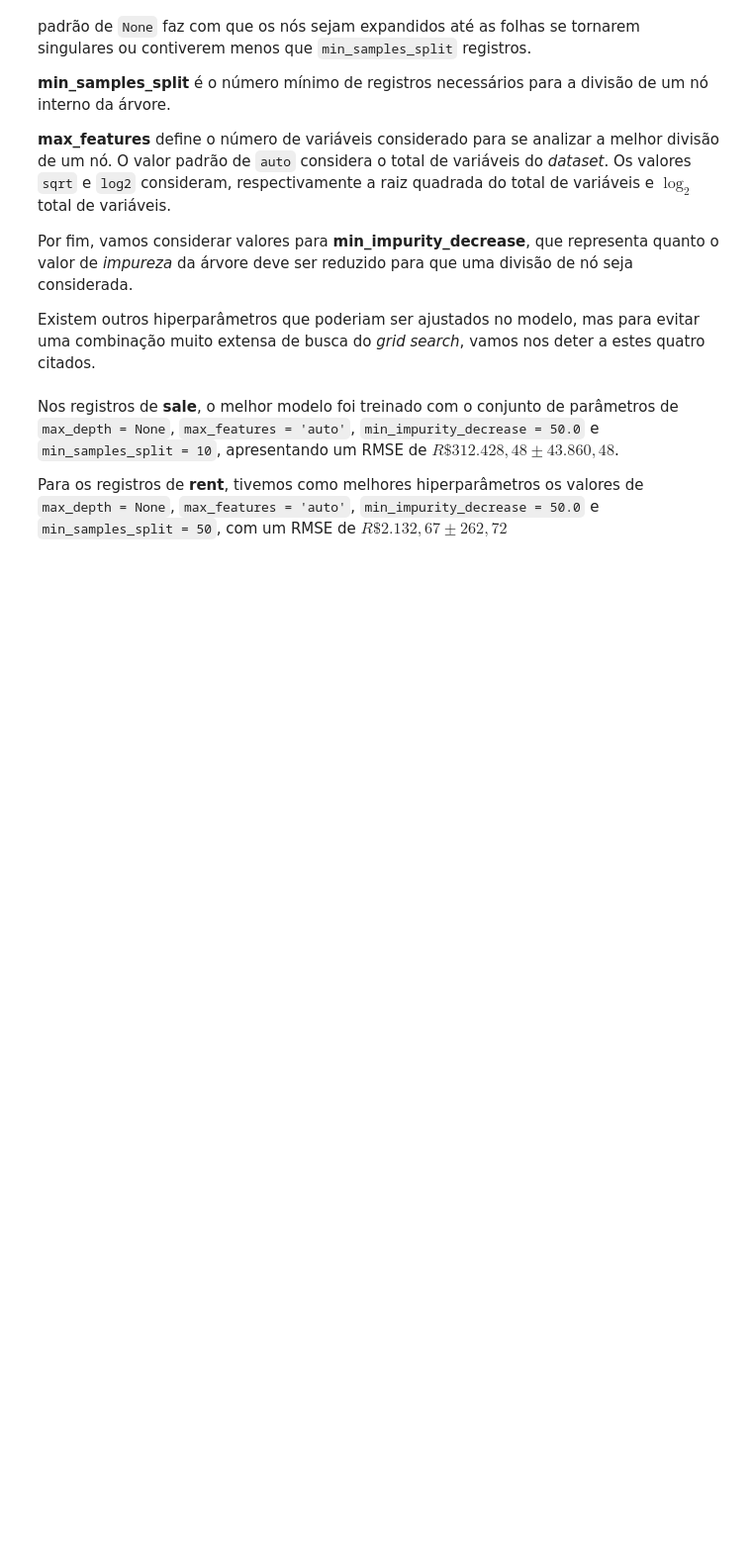
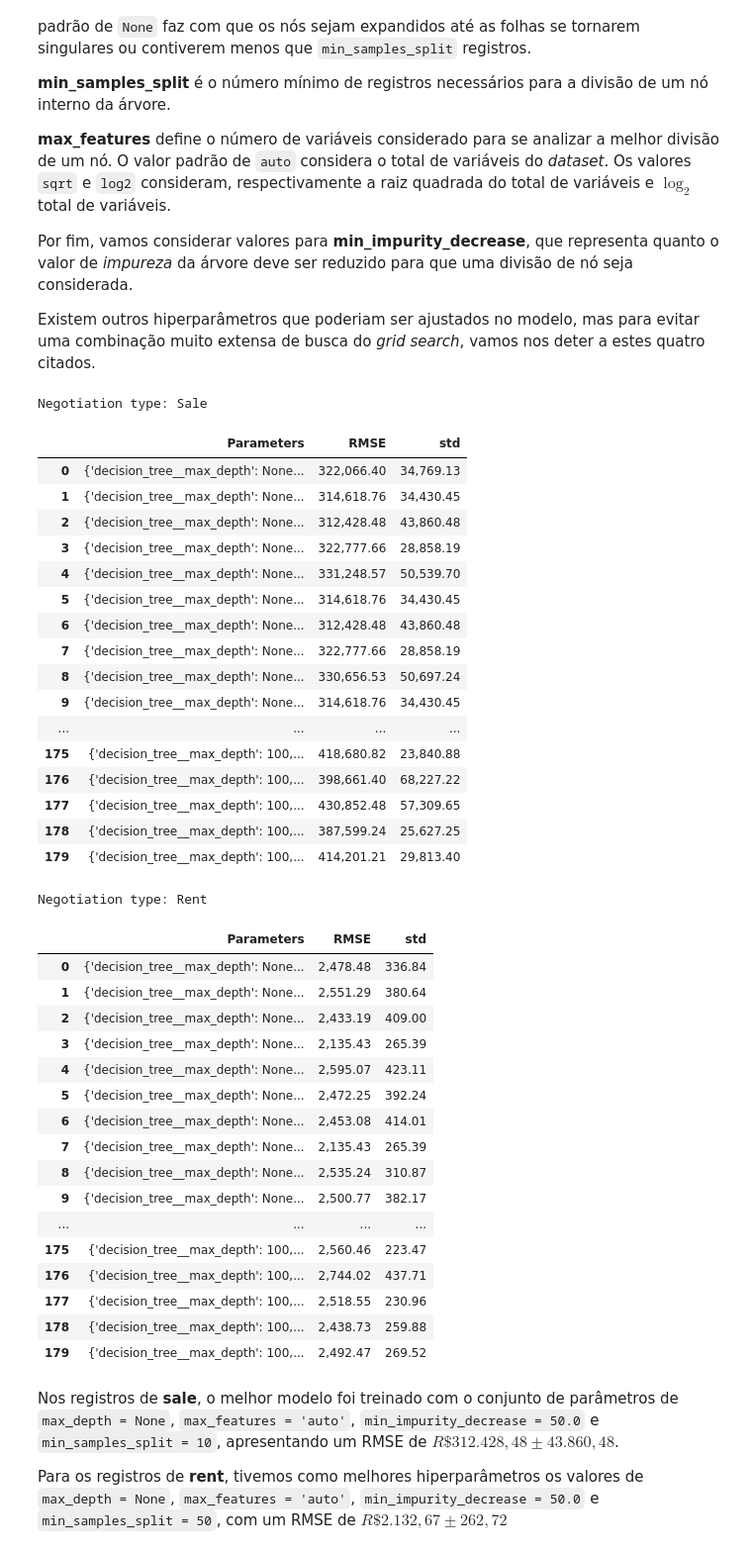
Before and after one commit to ciencia-dados-ifsp-grupo5/SaoPauloRealEstate, a Jupyter notebook: Notebook/SaoPauloRealEstate.ipynb, the cells around one changed output. Shown: that part at 99% size. Cells and saved outputs as stored; diff of their text form; code cells hidden in the pictures; blank space fills up the shorter version.

```diff
--- a/Notebook/SaoPauloRealEstate.ipynb
+++ b/Notebook/SaoPauloRealEstate.ipynb
@@ -331,7 +656,7 @@ Para avaliar os modelos, vamos utilizar a **raiz dos erros médios ao quadrado**
 # %%
 import re
 
-def gridsearch_rmse(gridsearchcv, name):
+def gridsearch_rmse(gridsearchcv):
     rmse_scores = np.array(
         [np.sqrt(-value) for key, value in gridsearchcv.cv_results_.items() if re.match(r'split\d+_test_score', key)]
     )
@@ -342,9 +667,14 @@ def gridsearch_rmse(gridsearchcv, name):
         "std": np.std(rmse_scores, axis=0)
     }
 
-    return pd.DataFrame(rmse_dict).style.set_caption(f'<b>Negotiation type: {name}</b>')\
-                                        .format(precision=2, thousands=",")\
-                                        .set_properties(**{'background-color': '#ffffb3'}, subset=gridsearchcv.best_index_)
+    return pd.DataFrame(rmse_dict)
+
+def format_rmse(df, negotiation, best_index):
+    return df.style.format(precision=2, thousands=',').set_caption(
+        f'<div style="margin-top:2em"><b>Negotiation type: {negotiation}</b><div style="margin-top:1em">'
+    ).set_properties(
+        **{'background-color': '#ffffb3'}, subset=best_index
+    )
 # %% [markdown]
 ### 4.3. Treinamento dos modelos
 # %% [markdown]
@@ -406,25 +752,64 @@ Existem outros hiperparâmetros que poderiam ser ajustados no modelo, mas para e
 # %%
 from sklearn.tree import DecisionTreeRegressor
 
 dectree_pipeline = Pipeline([
     ('preprocessing', prep_pipeline),
     ('decision_tree', DecisionTreeRegressor(random_state=50))
 ])
 
 dectree_param_grid = {
     'decision_tree__max_depth': [None, 10, 100],
     'decision_tree__min_samples_split': [2, 5, 10, 50],
     'decision_tree__max_features': ['auto', 'sqrt', 'log2'],
     'decision_tree__min_impurity_decrease': [0.0, 1.0, 2.0, 10.0, 50.0],
 }
 
 for (name, features, target) in negotiations:
     dectree_gridsearch = GridSearchCV(dectree_pipeline, dectree_param_grid, cv=num_folds, scoring='neg_mean_squared_error', return_train_score=True)
     dectree_gridsearch.fit(features, target)
 
-    best_models.loc['dectree', name] = dectree_gridsearch.best_estimator_
+    rmse = gridsearch_rmse(dectree_gridsearch)
+    best_models.loc['Decision Tree', name] = dectree_gridsearch.best_estimator_
+    train_results.loc['Decision Tree', name] = rmse.loc[dectree_gridsearch.best_index_, 'RMSE']
 
-    display(gridsearch_rmse(dectree_gridsearch, name))
+    display(format_rmse(rmse, name, dectree_gridsearch.best_index_))
+# %% [output]
+Negotiation type: Sale
+|  | Parameters | RMSE | std |
+| 0 | {'decision_tree__max_depth': None... | 322,066.40 | 34,769.13 |
+| 1 | {'decision_tree__max_depth': None... | 314,618.76 | 34,430.45 |
+| 2 | {'decision_tree__max_depth': None... | 312,428.48 | 43,860.48 |
+| 3 | {'decision_tree__max_depth': None... | 322,777.66 | 28,858.19 |
+| 4 | {'decision_tree__max_depth': None... | 331,248.57 | 50,539.70 |
+| 5 | {'decision_tree__max_depth': None... | 314,618.76 | 34,430.45 |
+| 6 | {'decision_tree__max_depth': None... | 312,428.48 | 43,860.48 |
+| 7 | {'decision_tree__max_depth': None... | 322,777.66 | 28,858.19 |
+| 8 | {'decision_tree__max_depth': None... | 330,656.53 | 50,697.24 |
+| 9 | {'decision_tree__max_depth': None... | 314,618.76 | 34,430.45 |
+| ... | ... | ... | ... |
+| 175 | {'decision_tree__max_depth': 100,... | 418,680.82 | 23,840.88 |
+| 176 | {'decision_tree__max_depth': 100,... | 398,661.40 | 68,227.22 |
+| 177 | {'decision_tree__max_depth': 100,... | 430,852.48 | 57,309.65 |
+| 178 | {'decision_tree__max_depth': 100,... | 387,599.24 | 25,627.25 |
+| 179 | {'decision_tree__max_depth': 100,... | 414,201.21 | 29,813.40 |
+Negotiation type: Rent
+|  | Parameters | RMSE | std |
+| 0 | {'decision_tree__max_depth': None... | 2,478.48 | 336.84 |
+| 1 | {'decision_tree__max_depth': None... | 2,551.29 | 380.64 |
+| 2 | {'decision_tree__max_depth': None... | 2,433.19 | 409.00 |
+| 3 | {'decision_tree__max_depth': None... | 2,135.43 | 265.39 |
+| 4 | {'decision_tree__max_depth': None... | 2,595.07 | 423.11 |
+| 5 | {'decision_tree__max_depth': None... | 2,472.25 | 392.24 |
+| 6 | {'decision_tree__max_depth': None... | 2,453.08 | 414.01 |
+| 7 | {'decision_tree__max_depth': None... | 2,135.43 | 265.39 |
+| 8 | {'decision_tree__max_depth': None... | 2,535.24 | 310.87 |
+| 9 | {'decision_tree__max_depth': None... | 2,500.77 | 382.17 |
+| ... | ... | ... | ... |
+| 175 | {'decision_tree__max_depth': 100,... | 2,560.46 | 223.47 |
+| 176 | {'decision_tree__max_depth': 100,... | 2,744.02 | 437.71 |
+| 177 | {'decision_tree__max_depth': 100,... | 2,518.55 | 230.96 |
+| 178 | {'decision_tree__max_depth': 100,... | 2,438.73 | 259.88 |
+| 179 | {'decision_tree__max_depth': 100,... | 2,492.47 | 269.52 |
 # %% [markdown]
 Nos registros de **sale**, o melhor modelo foi treinado com o conjunto de parâmetros de `max_depth = None`, `max_features = 'auto'`, `min_impurity_decrease = 50.0` e `min_samples_split = 10`, apresentando um RMSE de $R\$312.428\mathrm{,}48 \pm 43.860\mathrm{,}48$.
 
```
Also changed, not shown: parts of 67 cells of this notebook.
